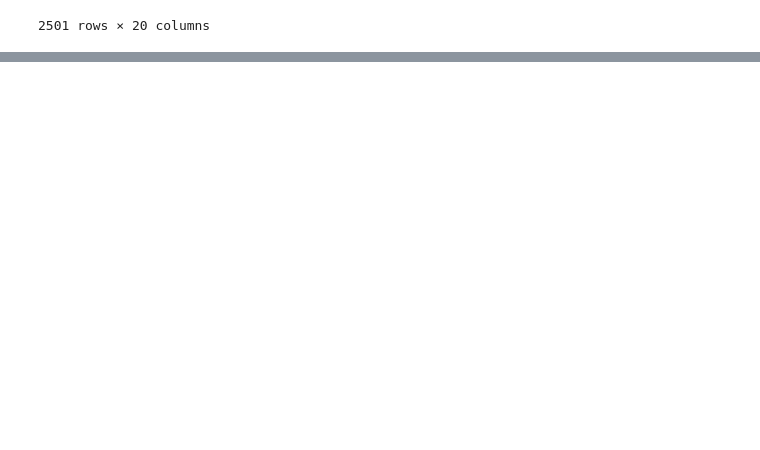
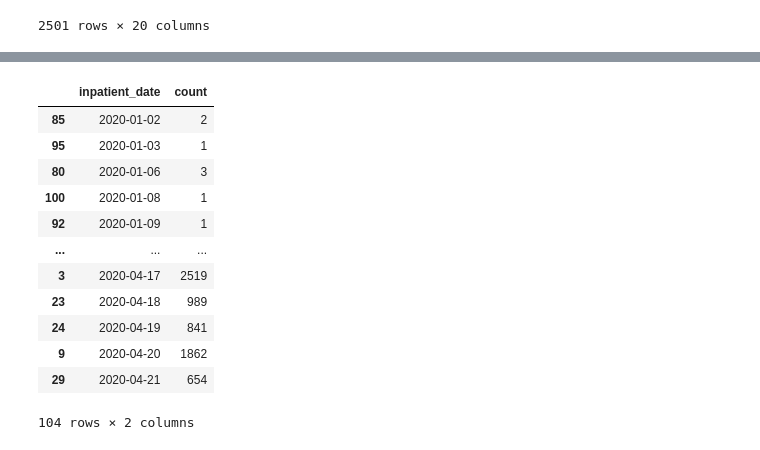
Before and after one commit to Enrique-Gaspar/project_2, a Jupyter notebook: ETL_complete_26apr20.ipynb, the cells around one changed output, grey strips where cells are left out. Drawn from its saved outputs; the diff is of its cells as text; code cells hidden in the pictures; blank space fills up the shorter version.

```diff
--- a/ETL_complete_26apr20.ipynb
+++ b/ETL_complete_26apr20.ipynb
@@ -528,3 +528,9 @@ connection_string = "postgres:postgres@localhost:5432/covid19"
 engine = create_engine(f'postgresql://{connection_string}')
 # %%
 data_df_final.to_sql(name='covid19', con=engine, if_exists='append', index=True)
+# %%
+res = data_df_final['inpatient_date'].value_counts()\
+                 .to_frame('count').rename_axis('inpatient_date')\
+                 .reset_index()
+
+print(res)
@@ -530,0 +573,16 @@ data_df_final.to_sql(name='covid19', con=engine, if_exists='append', index=True)
+# %%
+res.sort_values(by='inpatient_date')
+# %% [output]
+|  | inpatient_date | count |
+| 85 | 2020-01-02 | 2 |
+| 95 | 2020-01-03 | 1 |
+| 80 | 2020-01-06 | 3 |
+| 100 | 2020-01-08 | 1 |
+| 92 | 2020-01-09 | 1 |
+| ... | ... | ... |
+| 3 | 2020-04-17 | 2519 |
+| 23 | 2020-04-18 | 989 |
+| 24 | 2020-04-19 | 841 |
+| 9 | 2020-04-20 | 1862 |
+| 29 | 2020-04-21 | 654 |
+104 rows × 2 columns
```
Also changed, not shown: parts of 7 cells of this notebook.
